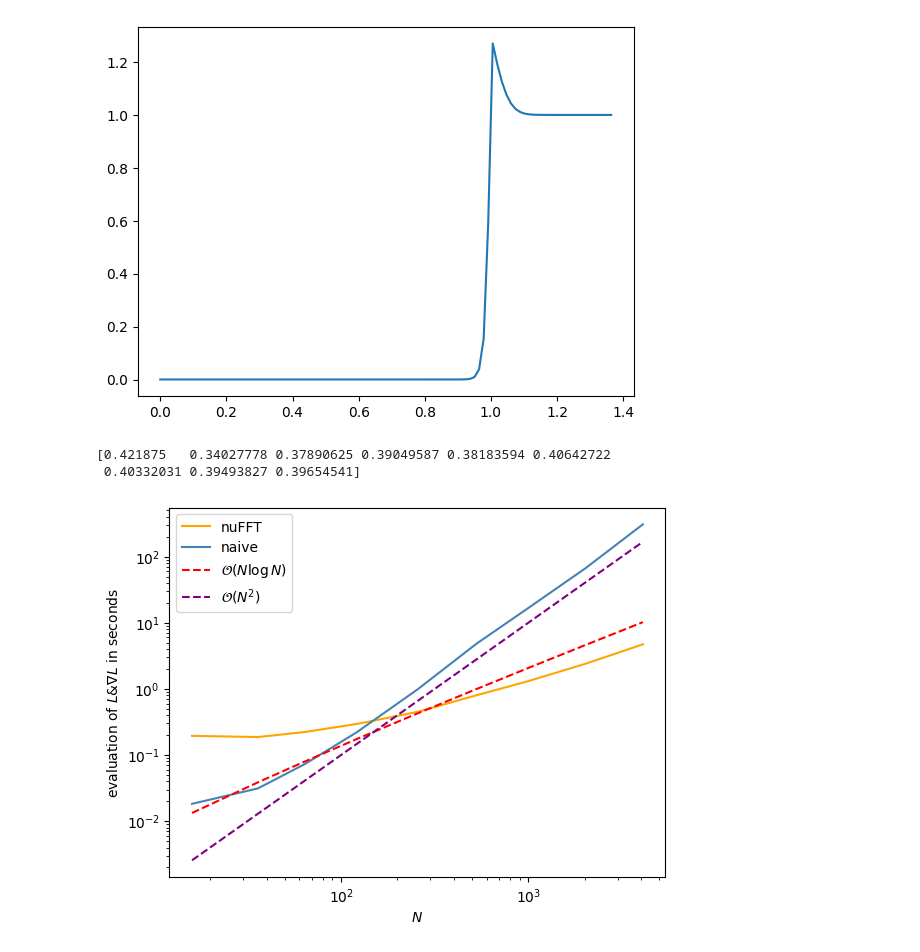
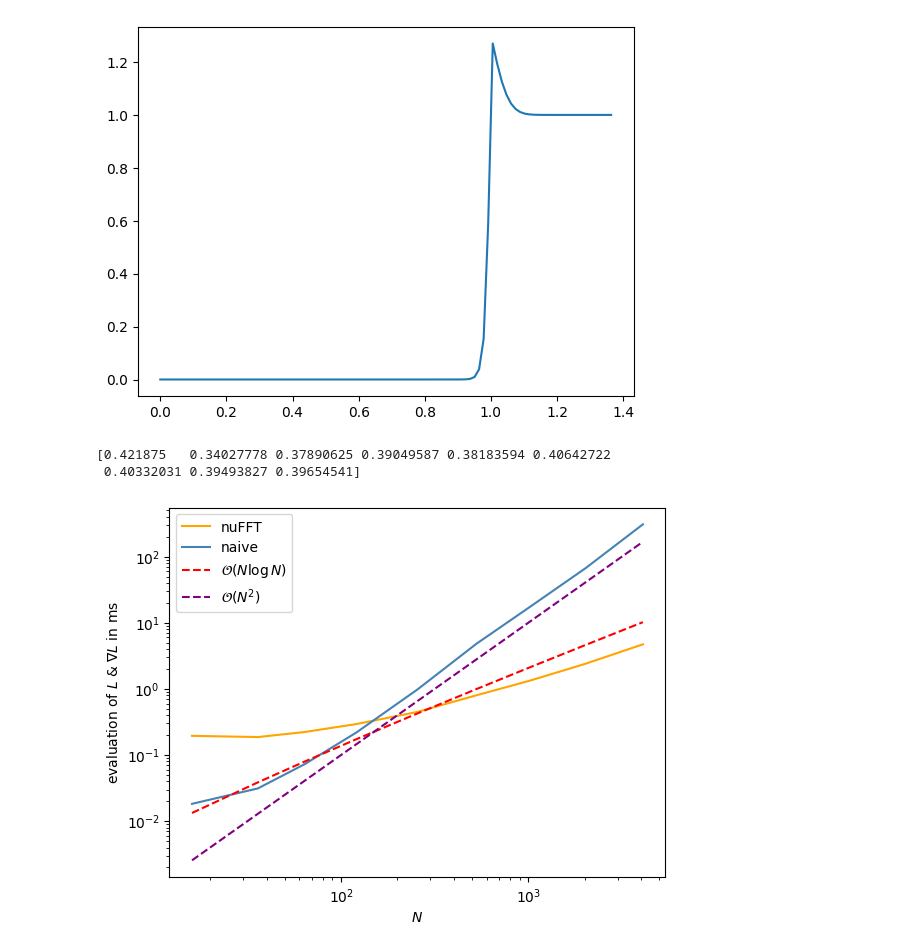
Before and after one commit to BekzatZhar/modeling_seminarSoSe25, a Jupyter notebook: function_builder.ipynb, the cells around one changed output. Cells and saved outputs as stored; diff of their text form; code cells hidden in the pictures.

```diff
--- a/function_builder.ipynb
+++ b/function_builder.ipynb
@@ -42,30 +42,30 @@ plot_func(f, K_cutoff)
 # %%
 # plotting of benchmarks
 
 Ns = np.array([16, 36, 64, 121, 256, 529, 1024, 2025, 4096])
 Ms = np.array([27, 49, 97, 189, 391, 860, 1652, 3199, 6497])
 print(Ms/(2*2*Ns))
 o_ts = [0.06537279998883605, 0.0569135001860559, 0.06550460029393435, 0.07958010025322437, 0.13674599956721067, 0.24409399973228574, 0.3958451999351382, 0.8315373999066651, 1.5917062000371516]
 g_ts = [0.12980940006673336, 0.13020530017092824, 0.15755830006673932, 0.21499490039423108, 0.31260429974645376, 0.5572060998529196, 0.9415964996442199, 1.5737050003372133, 3.1320548998191953]
 
 o2_ts = [0.0055323997512459755, 0.013050300069153309, 0.027522699907422066, 0.05829979991540313, 0.29521889984607697, 1.3952653999440372, 5.387087299954146, 19.158347900025547, 94.25004460010678]
 g2_ts = [0.012760000303387642, 0.018269000109285116, 0.045368900056928396, 0.16166300000622869, 0.6860070000402629, 3.428167900070548, 12.117141699884087, 47.91367059992626, 213.95637860009447]
 
 plt.loglog(Ns, np.array(o_ts) + np.array(g_ts), color="orange", label="nuFFT")
 
 plt.loglog(Ns, np.array(o2_ts) + np.array(g2_ts), color="steelblue", label="naive")
 
 plt.loglog(Ns, 0.0003*Ns*np.log(Ns), linestyle="dashed", color="red", label=r"$\mathcal{O}(N\log N)$")
 plt.loglog(Ns, 0.00001*Ns**2, linestyle="dashed", color="purple", label=r"$\mathcal{O}(N^2)$")
 
 plt.xlabel(r"$N$")
-plt.ylabel(r"evaluation of $L & \nabla L$ in seconds")
+plt.ylabel(r"evaluation of $L $ & $ \nabla L$ in ms")
 plt.legend()
 plt.show()
 # %% [output]
 [0.421875   0.34027778 0.37890625 0.39049587 0.38183594 0.40642722
  0.40332031 0.39493827 0.39654541]
-[figure, old version]
+[figure, new version]
 # %%
 plt.plot(Ns, np.array(o_ts) + np.array(g_ts), color="orange", label="nuFFT, 1 thread")
 
```
Also changed, not shown: parts of 1 cell of this notebook, 2 other files.
